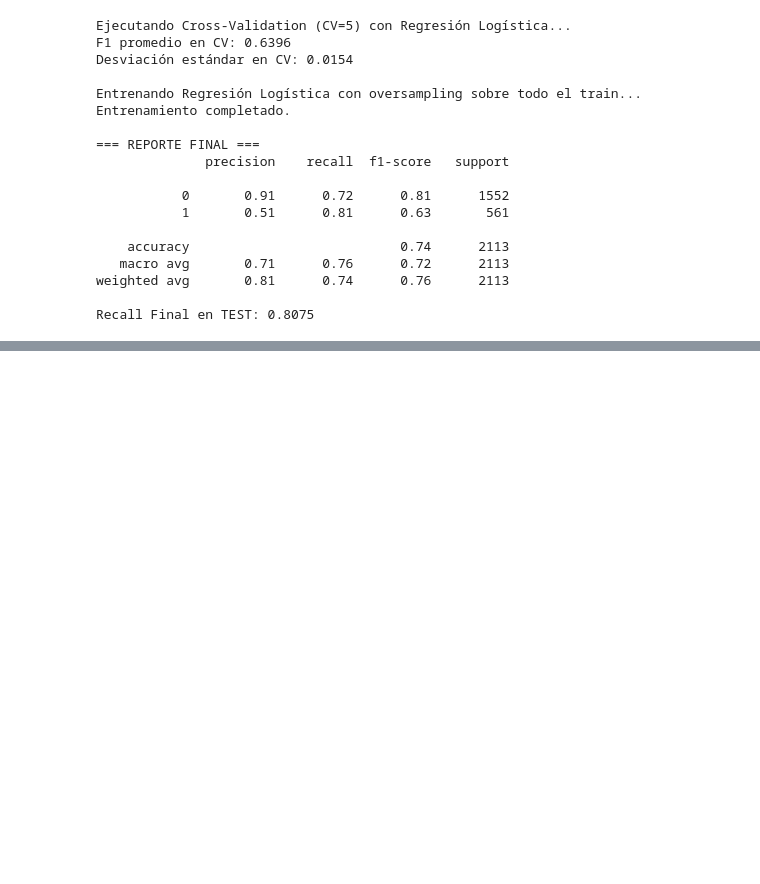
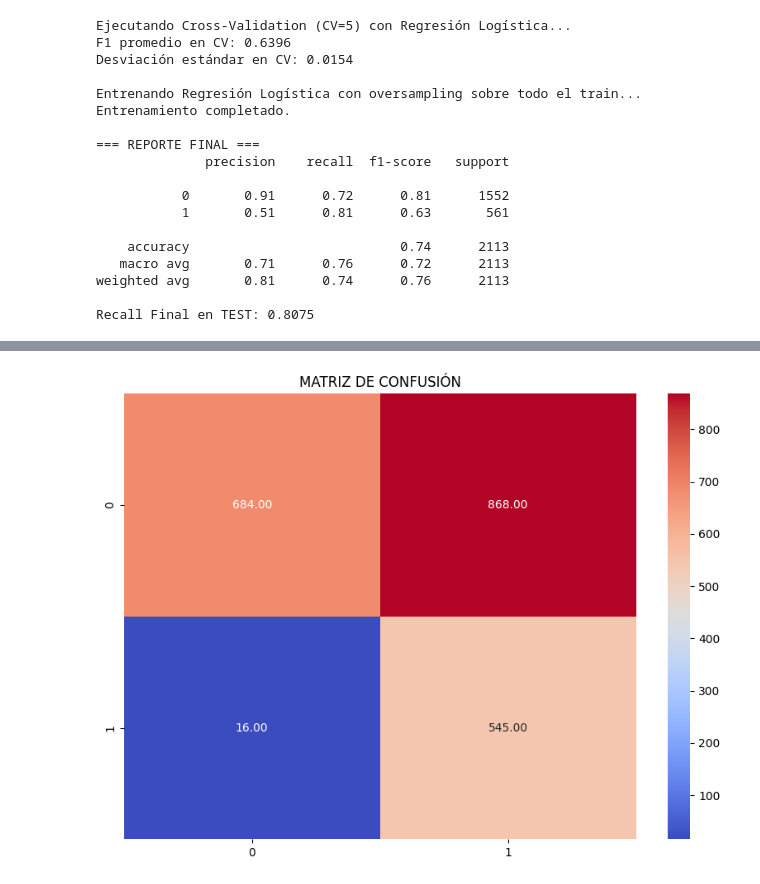
Before and after one commit to DavidPPLAZA/telecom-churn-prediction--ML--project, a Jupyter notebook: 00_notebook.ipynb, the cells around one changed output, grey strips where cells are left out. Saved outputs shown, nothing was run; the diff lists cells and outputs as text; code cells hidden in the pictures; blank space fills up the shorter version.

```diff
--- a/00_notebook.ipynb
+++ b/00_notebook.ipynb
@@ -1613,0 +1861,16 @@ Recall Final en TEST: 0.8075
+# %%
+from sklearn.metrics import recall_score, precision_score, f1_score
+import numpy as np
+
+best_xgb = grid_xgb.best_estimator_
+y_scores_xgb = best_xgb.predict_proba(X_test)[:, 1]
+
+thresholds = np.arange(0.10, 0.90, 0.05)
+
+print("\nOPTIMIZACIÓN DE THRESHOLD – XGBOOST")
+for thr in thresholds:
+    y_pred_thr = (y_scores_xgb >= thr).astype(int)
+    r = recall_score(y_test, y_pred_thr)
+    p = precision_score(y_test, y_pred_thr)
+    f = f1_score(y_test, y_pred_thr)
+    print(f"THR={thr:.2f} | RECALL={r:.4f} | PREC={p:.4f} | F1={f:.4f}")
@@ -1613,0 +1919,4 @@ Recall Final en TEST: 0.8075
+# %%
+y_scores = best_xgb.predict_proba(X_test)[:, 1]
+y_final = (y_scores >= 0.10).astype(int)
+print(classification_report(y_test, y_final))
@@ -1613,0 +1932,11 @@ Recall Final en TEST: 0.8075
+# %%
+from sklearn.metrics import confusion_matrix
+
+plt.figure(figsize=(10, 7))
+
+sns.heatmap(confusion_matrix(y_test, y_final), annot=True, cmap='coolwarm', fmt=".2f")
+
+plt.title("MATRIZ DE CONFUSIÓN")
+plt.show()
+# %% [output]
+[figure, added]
```
Also changed, not shown: parts of 21 cells of this notebook.
